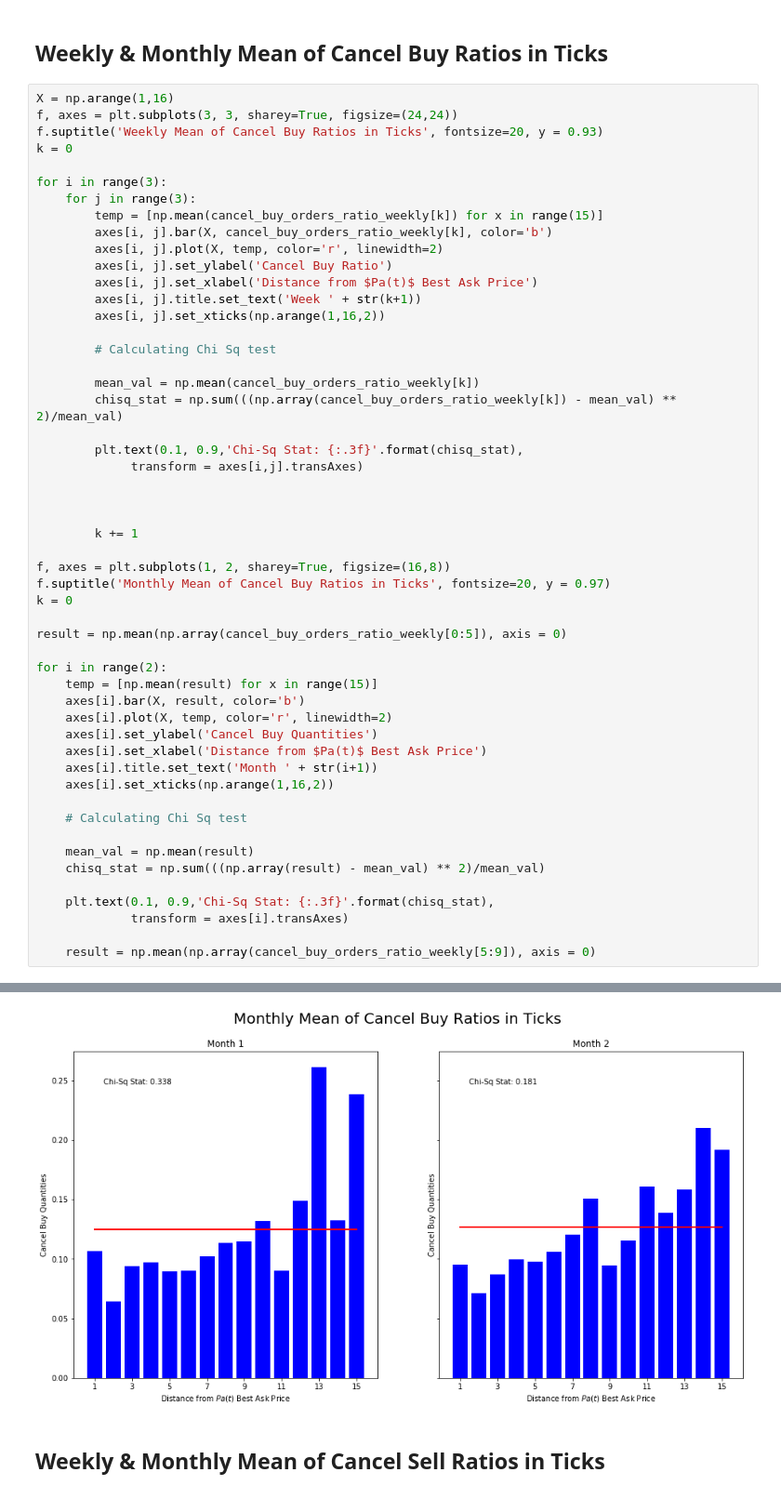
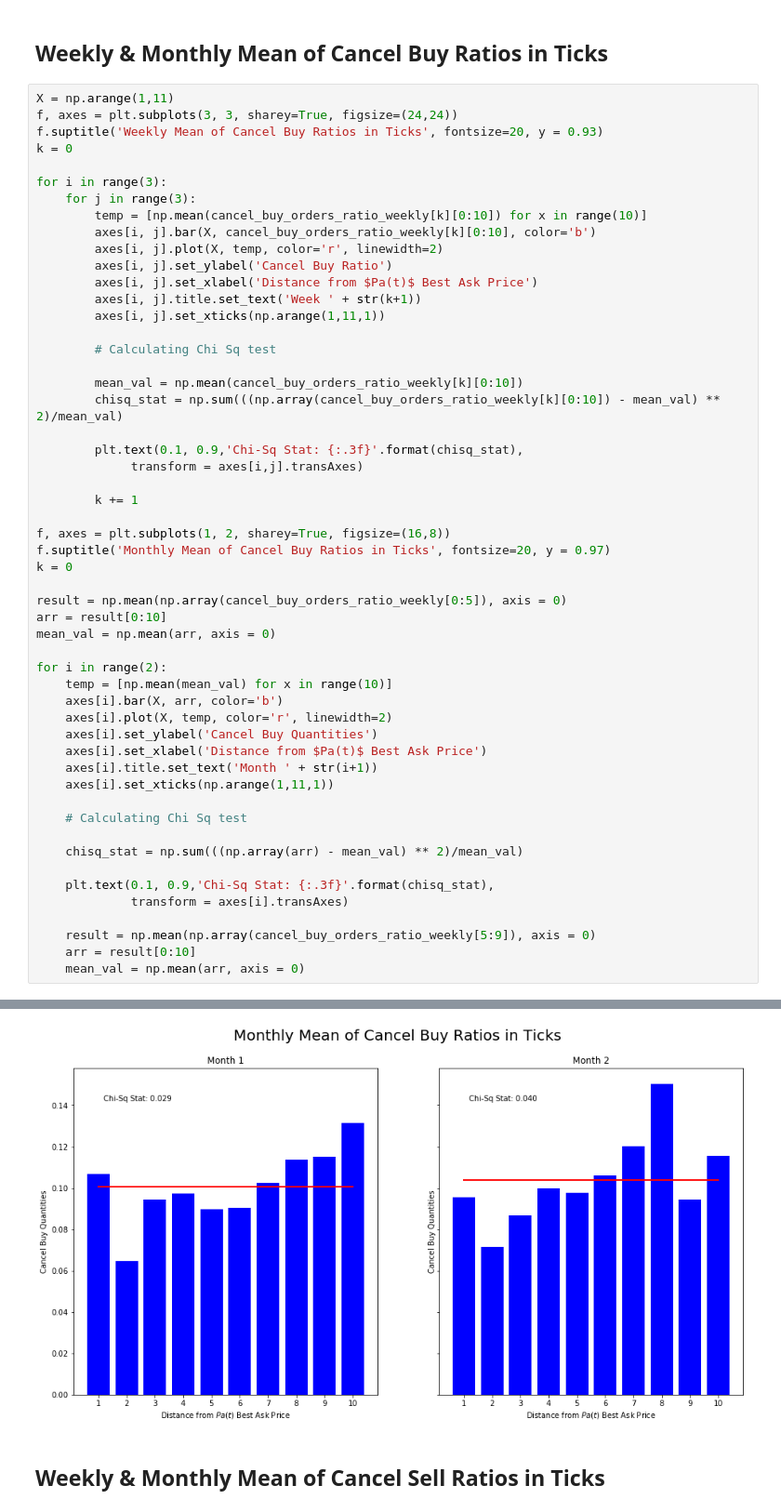
Before and after one commit to beratbrok/Itch, a Jupyter notebook: Jupyter_Notebooks/Execution Probability - P4 - Cancel Orders (Renewed).ipynb, the cells around one changed output, grey strips where cells are left out. Shown: that part at 93% size. Cells and saved outputs as stored; diff of their text form.

Commit message:
Cancel orders fixed: Show first 10 ticks

```diff
--- a/Jupyter_Notebooks/Execution Probability - P4 - Cancel Orders (Renewed).ipynb
+++ b/Jupyter_Notebooks/Execution Probability - P4 - Cancel Orders (Renewed).ipynb
@@ -44,30 +44,28 @@ for week in weeks_in_months:
 # %% [markdown]
 ## Weekly & Monthly Mean of Cancel Buy Ratios in Ticks
 # %%
-X = np.arange(1,16)
+X = np.arange(1,11)
 f, axes = plt.subplots(3, 3, sharey=True, figsize=(24,24))
 f.suptitle('Weekly Mean of Cancel Buy Ratios in Ticks', fontsize=20, y = 0.93)
 k = 0
 
 for i in range(3):
     for j in range(3):
-        temp = [np.mean(cancel_buy_orders_ratio_weekly[k]) for x in range(15)]
-        axes[i, j].bar(X, cancel_buy_orders_ratio_weekly[k], color='b')
+        temp = [np.mean(cancel_buy_orders_ratio_weekly[k][0:10]) for x in range(10)]
+        axes[i, j].bar(X, cancel_buy_orders_ratio_weekly[k][0:10], color='b')
         axes[i, j].plot(X, temp, color='r', linewidth=2)
         axes[i, j].set_ylabel('Cancel Buy Ratio')
         axes[i, j].set_xlabel('Distance from $Pa(t)$ Best Ask Price')
         axes[i, j].title.set_text('Week ' + str(k+1))
-        axes[i, j].set_xticks(np.arange(1,16,2))
+        axes[i, j].set_xticks(np.arange(1,11,1))
 
         # Calculating Chi Sq test
 
-        mean_val = np.mean(cancel_buy_orders_ratio_weekly[k])
-        chisq_stat = np.sum(((np.array(cancel_buy_orders_ratio_weekly[k]) - mean_val) ** 2)/mean_val)
+        mean_val = np.mean(cancel_buy_orders_ratio_weekly[k][0:10])
+        chisq_stat = np.sum(((np.array(cancel_buy_orders_ratio_weekly[k][0:10]) - mean_val) ** 2)/mean_val)
 
         plt.text(0.1, 0.9,'Chi-Sq Stat: {:.3f}'.format(chisq_stat),
              transform = axes[i,j].transAxes)
-
-
 
         k += 1
 
@@ -76,23 +74,26 @@ f.suptitle('Monthly Mean of Cancel Buy Ratios in Ticks', fontsize=20, y = 0.97)
 k = 0
 
 result = np.mean(np.array(cancel_buy_orders_ratio_weekly[0:5]), axis = 0)
+arr = result[0:10]
+mean_val = np.mean(arr, axis = 0)
 
 for i in range(2):
-    temp = [np.mean(result) for x in range(15)]
-    axes[i].bar(X, result, color='b')
+    temp = [np.mean(mean_val) for x in range(10)]
+    axes[i].bar(X, arr, color='b')
     axes[i].plot(X, temp, color='r', linewidth=2)
     axes[i].set_ylabel('Cancel Buy Quantities')
     axes[i].set_xlabel('Distance from $Pa(t)$ Best Ask Price')
     axes[i].title.set_text('Month ' + str(i+1))
-    axes[i].set_xticks(np.arange(1,16,2))
+    axes[i].set_xticks(np.arange(1,11,1))
 
     # Calculating Chi Sq test
 
-    mean_val = np.mean(result)
-    chisq_stat = np.sum(((np.array(result) - mean_val) ** 2)/mean_val)
+    chisq_stat = np.sum(((np.array(arr) - mean_val) ** 2)/mean_val)
 
     plt.text(0.1, 0.9,'Chi-Sq Stat: {:.3f}'.format(chisq_stat),
              transform = axes[i].transAxes)
 
     result = np.mean(np.array(cancel_buy_orders_ratio_weekly[5:9]), axis = 0)
+    arr = result[0:10]
+    mean_val = np.mean(arr, axis = 0)
 # %% [output]
@@ -100,4 +101,4 @@ for i in range(2):
-[figure, old version]
+[figure, new version]
 # %% [markdown]
 ## Weekly & Monthly Mean of Cancel Sell Ratios in Ticks
 # %%
```
Also changed, not shown: parts of 2 cells of this notebook.
